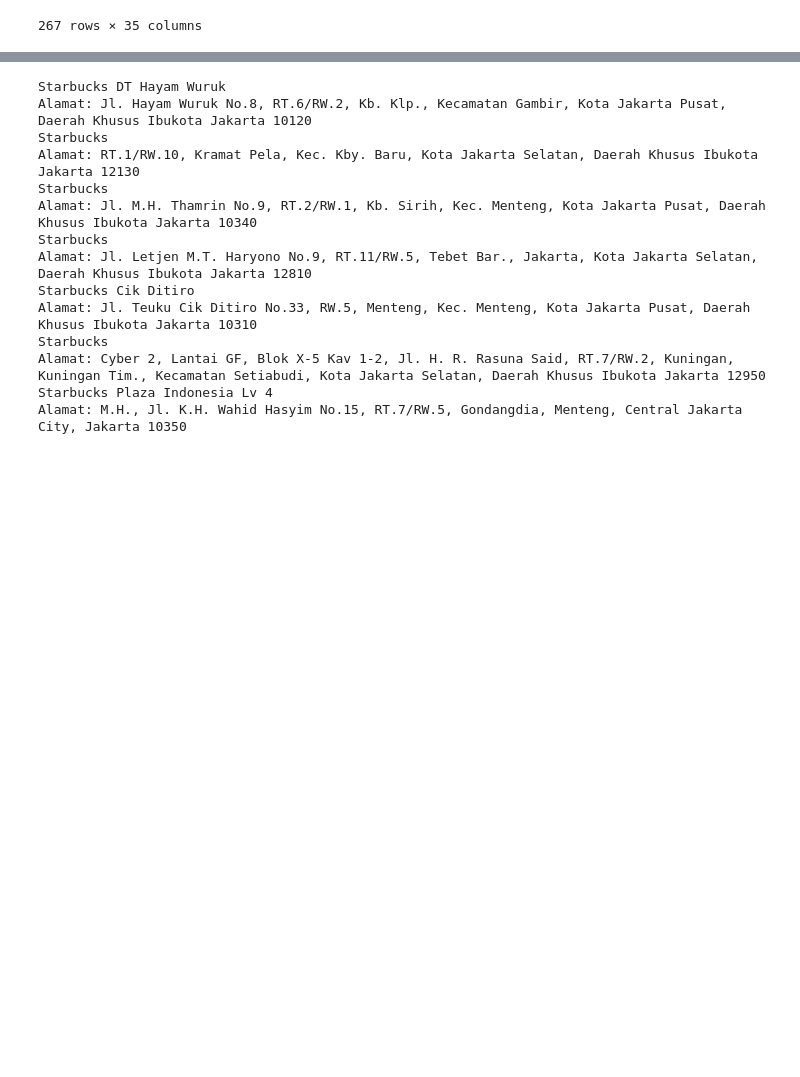
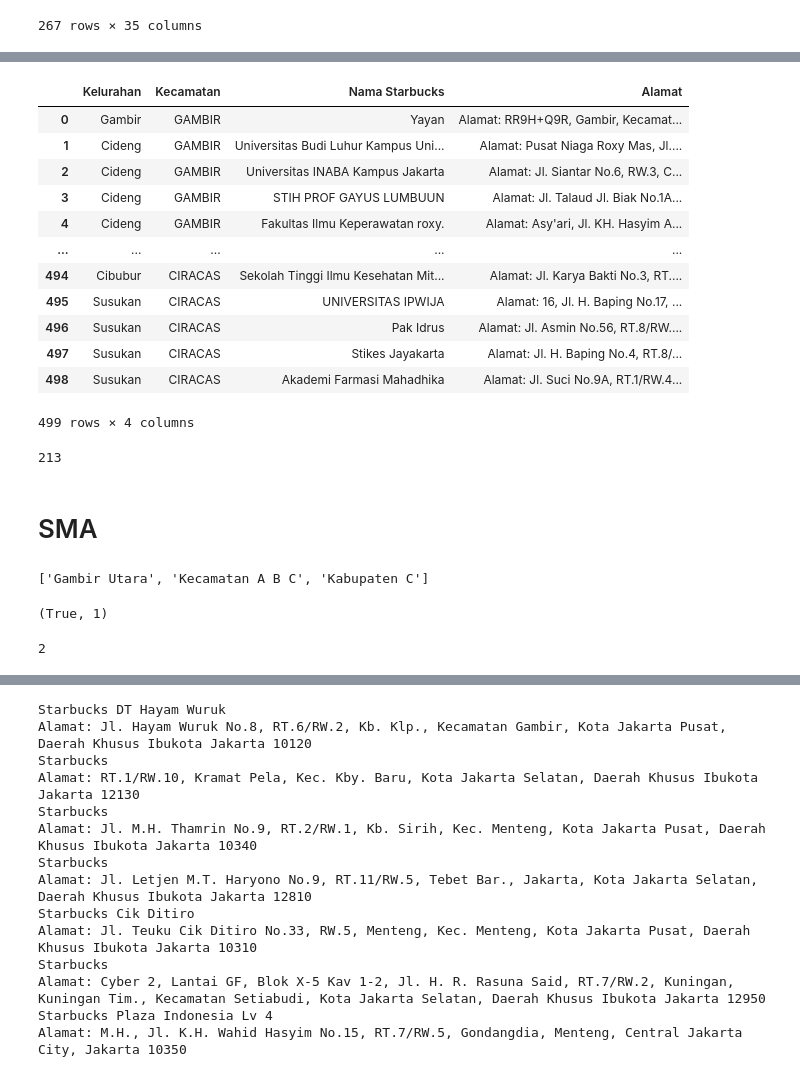
Before and after one commit to maevezhw/gemastik, a Jupyter notebook: scrape-google-maps.ipynb, the cells around one changed output, grey strips where cells are left out. Cells and saved outputs as stored; diff of their text form; code cells hidden in the pictures; blank space fills up the shorter version.

Commit message:
jakarta version

```diff
--- a/scrape-google-maps.ipynb
+++ b/scrape-google-maps.ipynb
@@ -187,4 +175,6 @@ def scratch_data (maps_df, jenis, kelurahan, kecamatan):
 
     searchbox.clear()
     return maps_df
+# %%
+i = 0
 # %%
@@ -204,0 +314,4 @@ maps_df.to_csv("Starbucks di Jakarta.csv")
+# %%
+univ_df = pd.DataFrame()
+# %%
+i = 213
@@ -204,0 +323,29 @@ maps_df.to_csv("Starbucks di Jakarta.csv")
+# %%
+from selenium.common.exceptions import StaleElementReferenceException
+#Loading Selenium Webdriver
+driver= webdriver.Chrome()
+wait = WebDriverWait(driver, 5)
+
+#Opening Google maps
+driver.get("https://www.google.com/maps")
+time.sleep(3)
+
+category = ["Universitas", "Perguruan"]
+
+for index, row in df_jakarta_new.iterrows():
+    try:
+        if (index >= i):
+            i = index
+            univ_df = scratch_data_list(univ_df, "Universitas", row["nama_kelurahan"], row["nama_kecamatan"], category)
+    except StaleElementReferenceException:
+        if (index >= i):
+            i = index
+            univ_df = scratch_data_list(univ_df, "Universitas", row["nama_kelurahan"], row["nama_kecamatan"], category)
+    except NoSuchElementException:
+        continue
+    finally:
+        searchbox=driver.find_element(By.ID, ('searchboxinput'))
+        searchbox.clear()
+        continue
+
+i = 0
@@ -204,0 +370,20 @@ maps_df.to_csv("Starbucks di Jakarta.csv")
+# %%
+univ_df
+# %% [output]
+|  | Kelurahan | Kecamatan | Nama Starbucks | Alamat |
+| 0 | Gambir | GAMBIR | Yayan | Alamat: RR9H+Q9R, Gambir, Kecamat... |
+| 1 | Cideng | GAMBIR | Universitas Budi Luhur Kampus Uni... | Alamat: Pusat Niaga Roxy Mas, Jl.... |
+| 2 | Cideng | GAMBIR | Universitas INABA Kampus Jakarta | Alamat: Jl. Siantar No.6, RW.3, C... |
+| 3 | Cideng | GAMBIR | STIH PROF GAYUS LUMBUUN | Alamat: Jl. Talaud Jl. Biak No.1A... |
+| 4 | Cideng | GAMBIR | Fakultas Ilmu Keperawatan roxy. | Alamat: Asy'ari, Jl. KH. Hasyim A... |
+| ... | ... | ... | ... | ... |
+| 494 | Cibubur | CIRACAS | Sekolah Tinggi Ilmu Kesehatan Mit... | Alamat: Jl. Karya Bakti No.3, RT.... |
+| 495 | Susukan | CIRACAS | UNIVERSITAS IPWIJA | Alamat: 16, Jl. H. Baping No.17, ... |
+| 496 | Susukan | CIRACAS | Pak Idrus | Alamat: Jl. Asmin No.56, RT.8/RW.... |
+| 497 | Susukan | CIRACAS | Stikes Jayakarta | Alamat: Jl. H. Baping No.4, RT.8/... |
+| 498 | Susukan | CIRACAS | Akademi Farmasi Mahadhika | Alamat: Jl. Suci No.9A, RT.1/RW.4... |
+499 rows × 4 columns
+# %%
+print(i)
+# %% [output]
+213
@@ -204,0 +392,2 @@ maps_df.to_csv("Starbucks di Jakarta.csv")
+# %% [markdown]
+# SMA
@@ -204,0 +470,12 @@ maps_df.to_csv("Starbucks di Jakarta.csv")
+# %%
+"Gambir Utara, Kecamatan A B C, Kabupaten C".split(", ")
+# %% [output]
+['Gambir Utara', 'Kecamatan A B C', 'Kabupaten C']
+# %%
+search_word("7J27+X95, PULAU PANGGANG, Kepulauan Seribu Utara, Kab. Administrasi Kepulauan Seribu, Daerah Khusus Ibukota Jakarta 14530", "PULAU PANGGANG", "address")
+# %% [output]
+(True, 1)
+# %%
+len("Pulau Panggang".split())
+# %% [output]
+2
```
Also changed, not shown: parts of 40 cells of this notebook, 4 other files.
